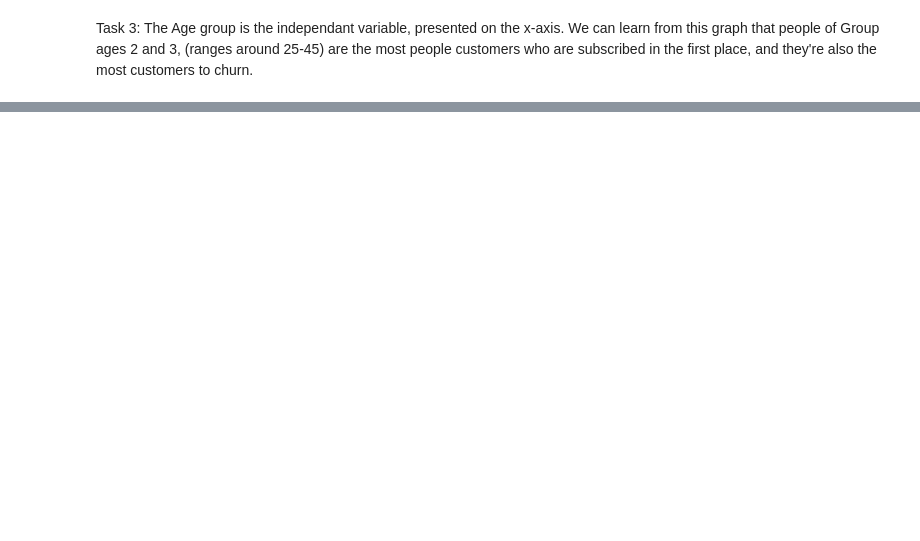
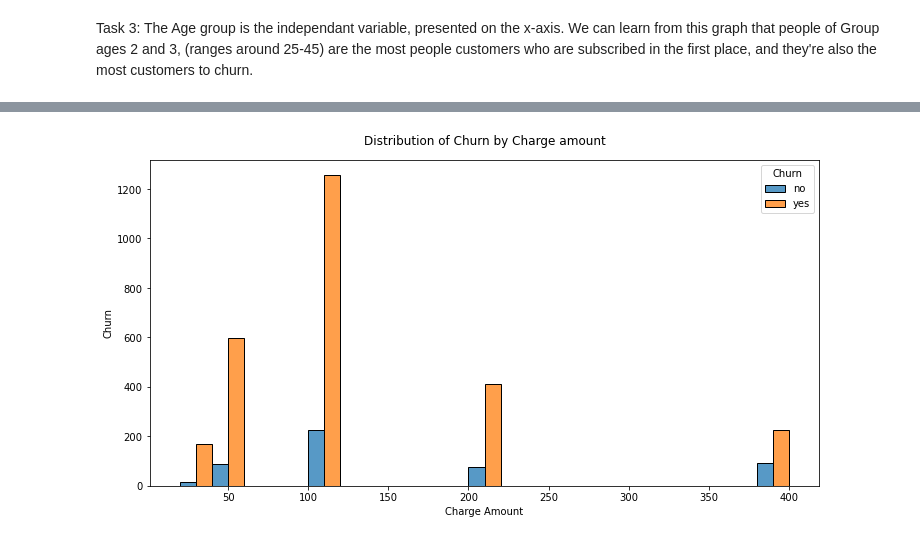
Before and after one commit to osamaps518/supervised, a Jupyter notebook: notebooks/EDA.ipynb, the cells around one changed output, grey strips where cells are left out. Cells and saved outputs as stored; diff of their text form; code cells hidden in the pictures; blank space fills up the shorter version.

```diff
--- a/notebooks/EDA.ipynb
+++ b/notebooks/EDA.ipynb
@@ -188,0 +189,17 @@ plt.show()
+# %%
+plt.figure(figsize=(12,6))
+
+# A histogram showing churn distribution among charge amount
+sns.histplot(data=data_frame,
+             x='Charge Amount',
+             hue='Churn',
+             multiple='dodge')
+
+# Customizing the plot
+plt.title("Distribution of Churn by Charge amount", fontsize=12, pad=15)
+plt.xlabel("Charge Amount")
+plt.ylabel("Churn")
+
+plt.show()
+# %% [output]
+[figure, added]
```
Also changed, not shown: parts of 12 cells of this notebook.
